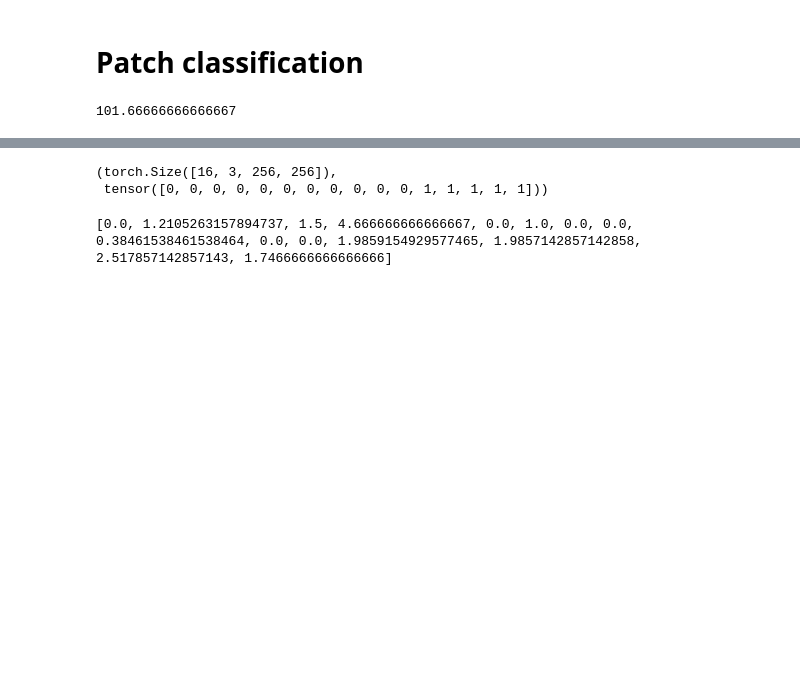
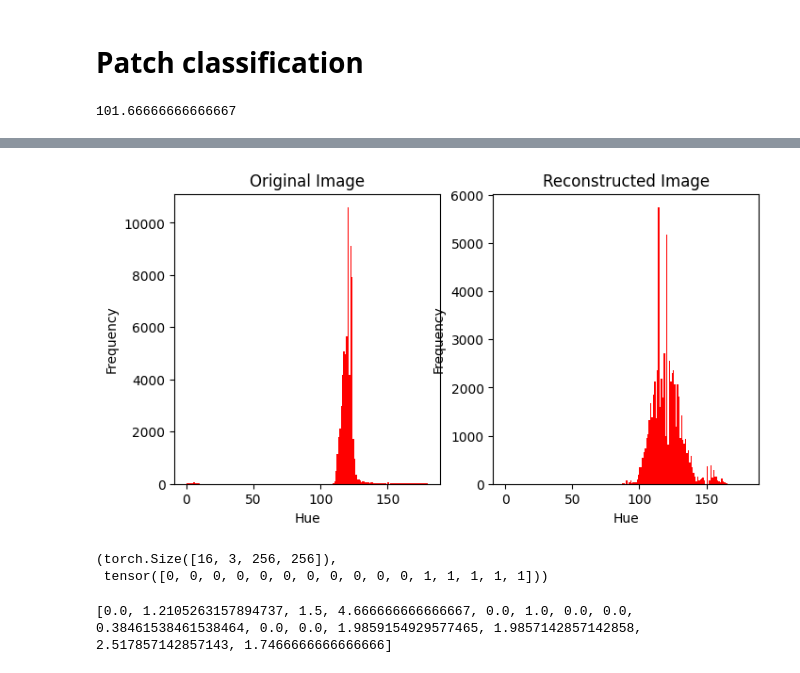
Before and after one commit to Pikurrot/MED-GIA, a Jupyter notebook: AnomalyDetection/inference_autoencoder_big.ipynb, the cells around one changed output, grey strips where cells are left out. Saved outputs shown, nothing was run; the diff lists cells and outputs as text; code cells hidden in the pictures; blank space fills up the shorter version.

```diff
--- a/AnomalyDetection/inference_autoencoder_big.ipynb
+++ b/AnomalyDetection/inference_autoencoder_big.ipynb
@@ -136,3 +156,22 @@ check_red_fraction(input_image_np, reconstructed_image_np)
+# %%
+# histogran of hue
+plt.figure(figsize=(8, 4))
+
+plt.subplot(1, 2, 1)
+plt.title("Original Image")
+plt.hist(input_image_hsv[:,:,0].flatten(), bins=180, range=[0,180], color='r')
+plt.xlabel("Hue")
+plt.ylabel("Frequency")
+
+plt.subplot(1, 2, 2)
+plt.title("Reconstructed Image")
+plt.hist(reconstructed_image_hsv[:,:,0].flatten(), bins=180, range=[0,180], color='r')
+plt.xlabel("Hue")
+plt.ylabel("Frequency")
+
+plt.show()
+# %% [output]
+[figure, added]
 # %%
 from utils import HelicoDatasetClassification
 from torch.utils.data import DataLoader
```
Also changed, not shown: parts of 1 cell of this notebook, 1 other file.
